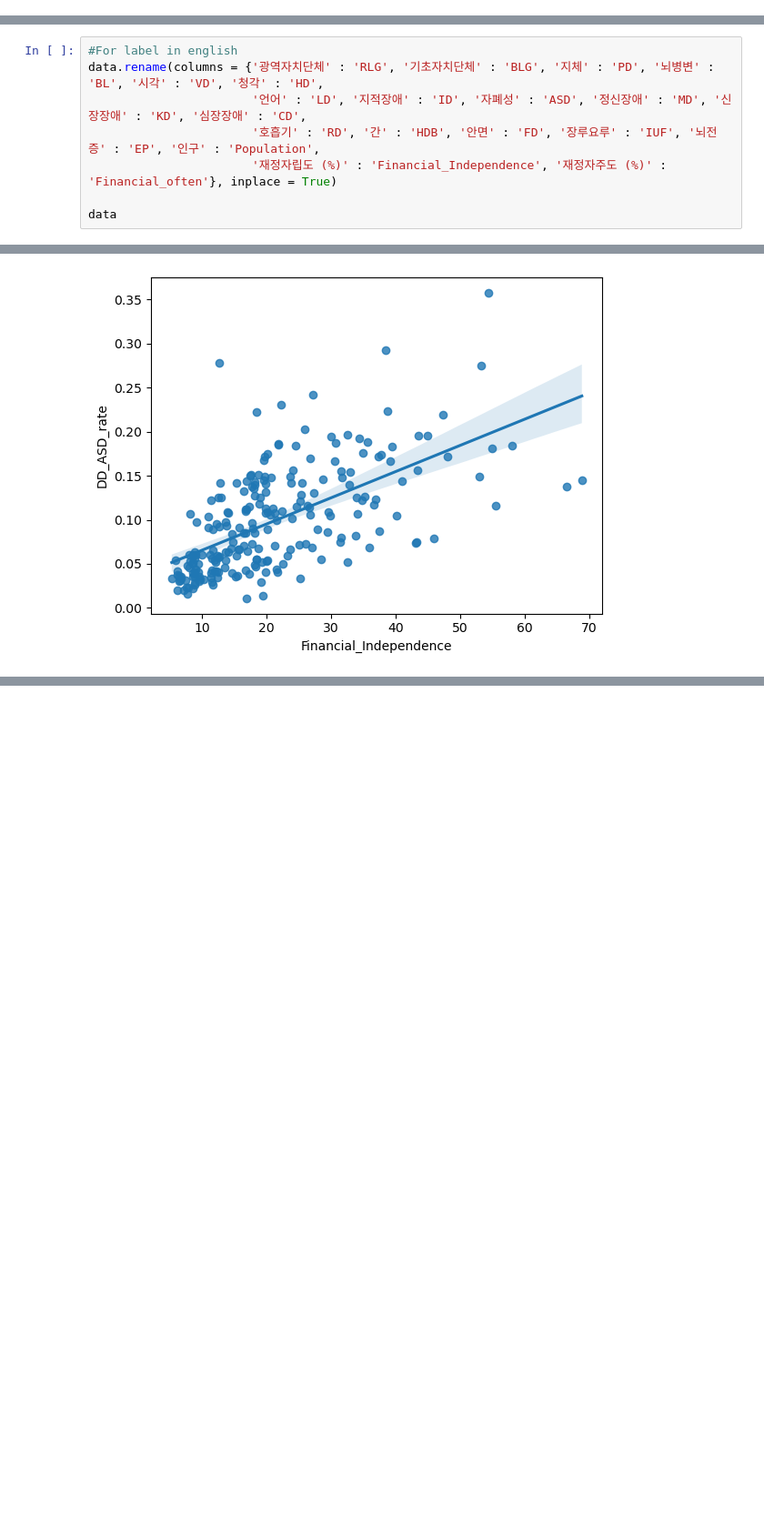
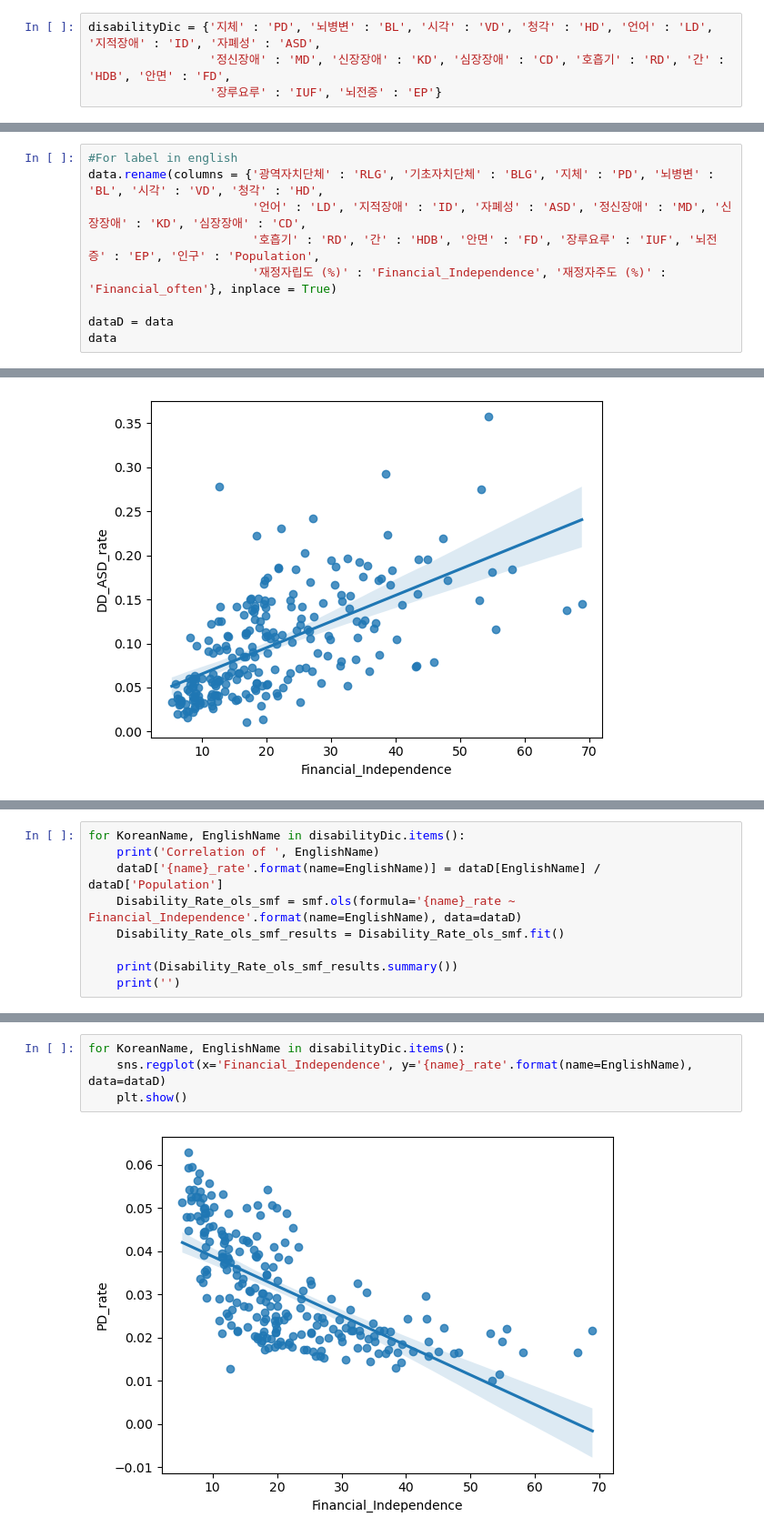
Before and after one commit to milkywaypeko/ASD_FI_Correlation, a Jupyter notebook: ASD_ID_FI_Correlation.ipynb, the cells around one changed output, grey strips where cells are left out. Shown at 91% size. Saved outputs shown, nothing was run; the diff lists cells and outputs as text; blank space fills up the shorter version.

```diff
--- a/ASD_ID_FI_Correlation.ipynb
+++ b/ASD_ID_FI_Correlation.ipynb
@@ -26,6 +26,10 @@ regionDic = {'Seoul':'서울특별시', 'Busan' : '부산광역시', 'Daegu' : '
              'Gangwon-do' : '강원도', 'Chungcheongbuk-do' : '충청북도', 'Chungcheongnam-do' : '충청남도',
              'Jeollabuk-do' : '전라북도', 'Jeollanam-do' : '전라남도',
              'Gyeongsangbuk-do' : '경상북도', 'Gyeongsangnam-do' : '경상남도', 'Jeju' : '제주특별자치도'}
+# %%
+disabilityDic = {'지체' : 'PD', '뇌병변' : 'BL', '시각' : 'VD', '청각' : 'HD', '언어' : 'LD', '지적장애' : 'ID', '자폐성' : 'ASD',
+                 '정신장애' : 'MD', '신장장애' : 'KD', '심장장애' : 'CD', '호흡기' : 'RD', '간' : 'HDB', '안면' : 'FD',
+                 '장루요루' : 'IUF', '뇌전증' : 'EP'}
 # %% [markdown]
 ### 2)Import CSV
 # %% [markdown]
@@ -80,6 +84,7 @@ data.rename(columns = {'광역자치단체' : 'RLG', '기초자치단체' : 'BLG
                        '호흡기' : 'RD', '간' : 'HDB', '안면' : 'FD', '장루요루' : 'IUF', '뇌전증' : 'EP', '인구' : 'Population',
                        '재정자립도 (%)' : 'Financial_Independence', '재정자주도 (%)' : 'Financial_often'}, inplace = True)
 
+dataD = data
 data
 # %% [output]
 |  | RLG | BLG | PD | BL | VD | HD | LD | ID | ASD | MD | KD | ... |
@@ -731,0 +739,9 @@ plt.show()
+# %%
+for KoreanName, EnglishName in disabilityDic.items():
+    print('Correlation of ', EnglishName)
+    dataD['{name}_rate'.format(name=EnglishName)] = dataD[EnglishName] / dataD['Population']
+    Disability_Rate_ols_smf = smf.ols(formula='{name}_rate ~ Financial_Independence'.format(name=EnglishName), data=dataD)
+    Disability_Rate_ols_smf_results = Disability_Rate_ols_smf.fit()
+
+    print(Disability_Rate_ols_smf_results.summary())
+    print('')
@@ -731,0 +766,6 @@ plt.show()
+# %%
+for KoreanName, EnglishName in disabilityDic.items():
+    sns.regplot(x='Financial_Independence', y='{name}_rate'.format(name=EnglishName), data=dataD)
+    plt.show()
+# %% [output]
+[figure, added]
```
Also changed, not shown: parts of 16 cells of this notebook, 3 other files.
